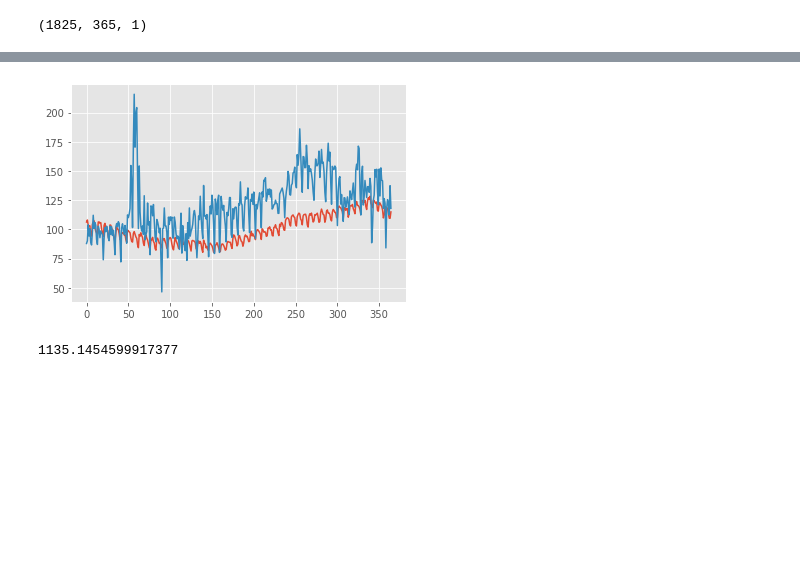
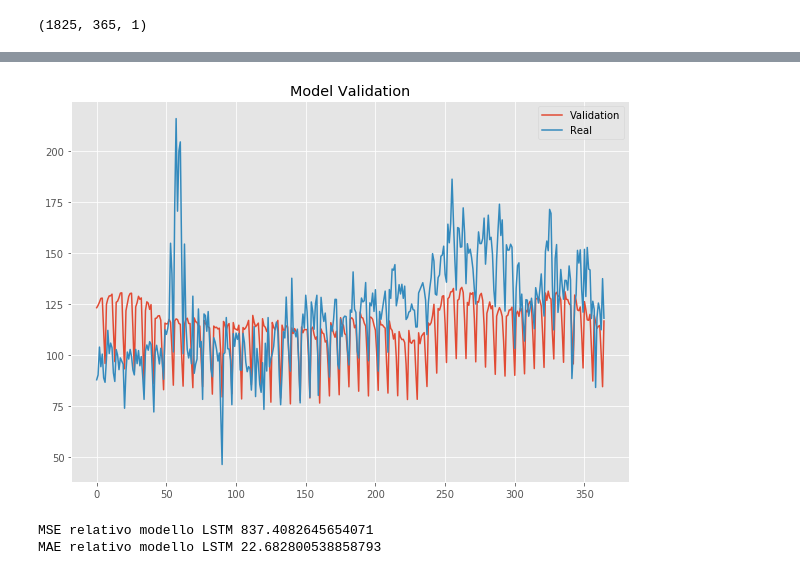
Before and after one commit to pkasela/Time_Series-Project, a Jupyter notebook: Pranav_Kasela_846965.ipynb, the cells around one changed output, grey strips where cells are left out. Drawn from its saved outputs; the diff is of its cells as text; code cells hidden in the pictures; blank space fills up the shorter version.

```diff
--- a/Pranav_Kasela_846965.ipynb
+++ b/Pranav_Kasela_846965.ipynb
@@ -427,0 +461,27 @@ model = Model(initial, out)
+# %%
+X_test = np.expand_dims(x_scaled[-INPUT_SIZE:], axis=0)
+
+best_score = 999999
+
+for trial in study:
+    start_time = time.time()
+    print("Trial ", trial.id, " with parameters ", trial.parameters)
+
+    model, score, hist = get_model_score(trial.parameters)
+
+    if np.isnan(score):
+      score = 999999
+      print("Model Crashed or 'NaNed'")
+
+    if score != 999999:
+      study.add_observation(trial, iteration=1, objective=score)
+      if score < best_score:
+        model.save("drive/My Drive/ts_proj/best_model.h5")
+        best_model   = model
+        best_score   = score
+        best_history = hist
+      else:
+        del model #free RAM
+      study.finalize(trial)
+      print("Score: ", score, " || Took ",str(time.time()-start_time), "Seconds")
+      study.results.to_csv("drive/My Drive/ts_proj/AutoML.csv")
@@ -427,0 +545,4 @@ model = Model(initial, out)
+# %%
+best_model = tf.keras.models.load_model('drive/My Drive/ts_proj/best_model.h5')
+results = pd.read_csv("drive/My Drive/ts_proj/AutoML.csv")
+results = results[results["Status"]=="COMPLETED"]
@@ -490,2 +612,0 @@ plt.plot(y_train[-1].reshape(365,))
-# %%
-X_test = np.expand_dims(x_scaled[-365*2:], axis=0)
@@ -492,14 +634,19 @@ X_test = np.expand_dims(x_scaled[-365*2:], axis=0)
 # %%
-pred = model.predict(X_test)[0]
+pred = best_model.predict(X_test)[0]
 # %%
 pred = x_scaler.inverse_transform(pred.reshape(-1,1))
 # %%
+plt.figure(figsize=(10,7))
 plt.plot(pred)
 plt.plot(np.array(test.value))
+plt.legend(['Validation','Real'])
+plt.title('Model Validation')
 plt.show()
 # %% [output]
-[figure, old version]
+[figure, new version]
-# %%
-np.mean((pred - np.array(test.value))**2) #MSE
-# %% [output]
-1135.1454599917377
+# %%
+print("MSE relativo modello LSTM", np.mean((np.array(test.value) - pred)**2)) #MSE
+print("MAE relativo modello LSTM", np.mean(np.abs(np.array(test.value) - pred))) #MAE
+# %% [output]
+MSE relativo modello LSTM 837.4082645654071
+MAE relativo modello LSTM 22.682800538858793
```
Also changed, not shown: parts of 38 cells of this notebook, 3 other files.
